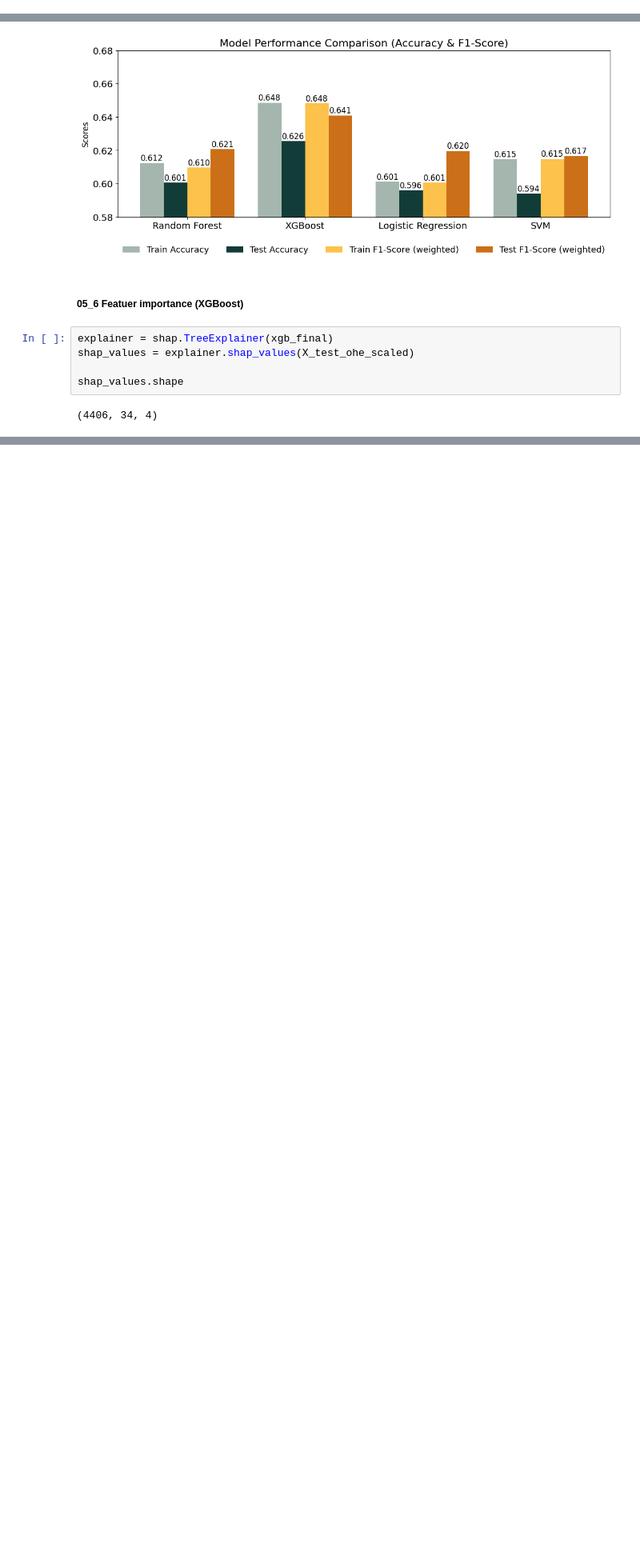
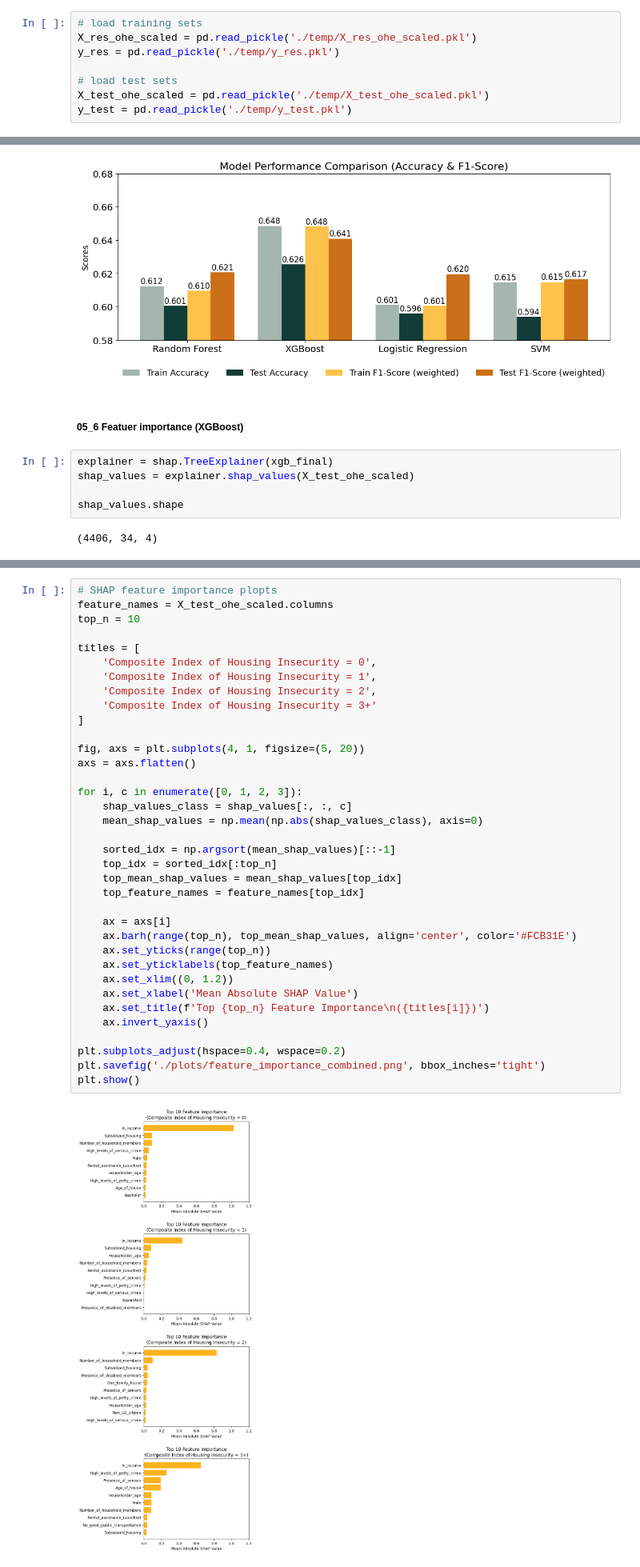
Before and after one commit to GeunSangOh/housing-insecurity, a Jupyter notebook: 05_ML_models.ipynb, the cells around one changed output, grey strips where cells are left out. Shown at 80% size. Cells and saved outputs as stored; diff of their text form; blank space fills up the shorter version.

Commit message:
feature importance code changed

```diff
--- a/05_ML_models.ipynb
+++ b/05_ML_models.ipynb
@@ -679,3 +664,11 @@ X_res_ohe_rus_1, y_res_rus_1 = rus_1.fit_resample(X_res_ohe_scaled, y_res)
+# %%
+# load training sets
+X_res_ohe_scaled = pd.read_pickle('./temp/X_res_ohe_scaled.pkl')
+y_res = pd.read_pickle('./temp/y_res.pkl')
+
+# load test sets
+X_test_ohe_scaled = pd.read_pickle('./temp/X_test_ohe_scaled.pkl')
+y_test = pd.read_pickle('./temp/y_test.pkl')
 # %% [markdown]
 ##### 05_1 Random Forest
 # %%
@@ -1694,0 +1676,38 @@ plot_shap_barplot(shap_values, 3, 10, '#FCB31E', (4, 2.5), [0, 1.2], feature_nam
+# %%
+# SHAP feature importance plopts
+feature_names = X_test_ohe_scaled.columns
+top_n = 10
+
+titles = [
+    'Composite Index of Housing Insecurity = 0',
+    'Composite Index of Housing Insecurity = 1',
+    'Composite Index of Housing Insecurity = 2',
+    'Composite Index of Housing Insecurity = 3+'
+]
+
+fig, axs = plt.subplots(4, 1, figsize=(5, 20))
+axs = axs.flatten()
+
+for i, c in enumerate([0, 1, 2, 3]):
+    shap_values_class = shap_values[:, :, c]
+    mean_shap_values = np.mean(np.abs(shap_values_class), axis=0)
+
+    sorted_idx = np.argsort(mean_shap_values)[::-1]
+    top_idx = sorted_idx[:top_n]
+    top_mean_shap_values = mean_shap_values[top_idx]
+    top_feature_names = feature_names[top_idx]
+
+    ax = axs[i]
+    ax.barh(range(top_n), top_mean_shap_values, align='center', color='#FCB31E')
+    ax.set_yticks(range(top_n))
+    ax.set_yticklabels(top_feature_names)
+    ax.set_xlim((0, 1.2))
+    ax.set_xlabel('Mean Absolute SHAP Value')
+    ax.set_title(f'Top {top_n} Feature Importance\n({titles[i]})')
+    ax.invert_yaxis()
+
+plt.subplots_adjust(hspace=0.4, wspace=0.2)
+plt.savefig('./plots/feature_importance_combined.png', bbox_inches='tight')
+plt.show()
+# %% [output]
+[figure, added]
```
Also changed, not shown: parts of 13 cells of this notebook.
